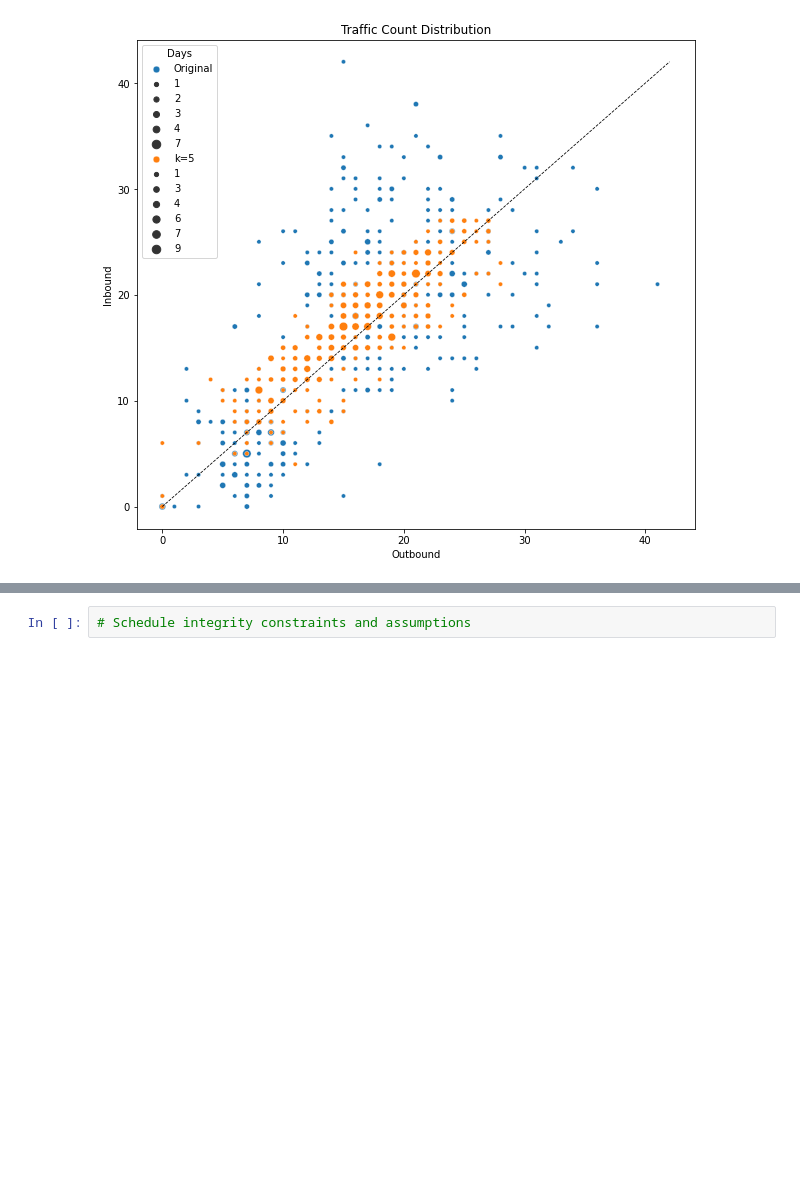
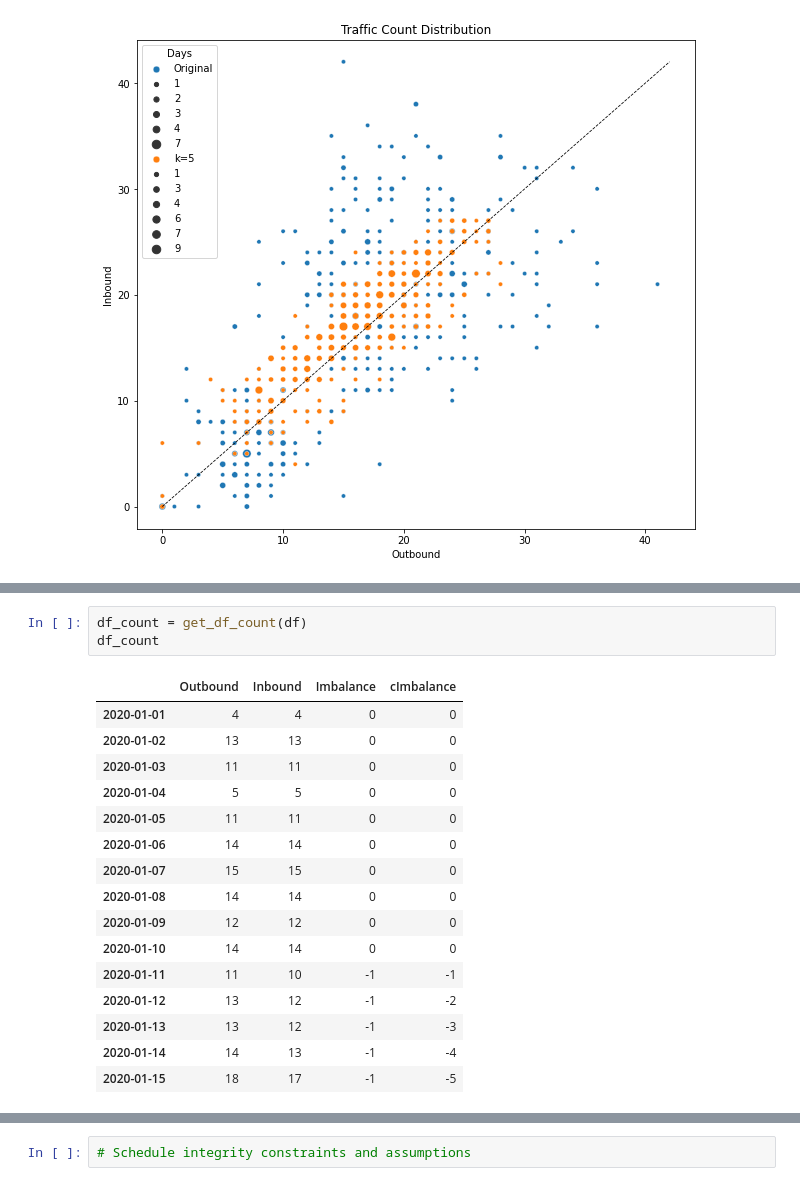
Before and after one commit to tranndt/ml-usra2021-NexusDataChallengeBison, a Jupyter notebook: [05-2021] Nexus Data Challenge/Algorithm.ipynb, the cells around one changed output, grey strips where cells are left out. Drawn from its saved outputs; the diff is of its cells as text; blank space fills up the shorter version.

```diff
--- a/[05-2021] Nexus Data Challenge/Algorithm.ipynb
+++ b/[05-2021] Nexus Data Challenge/Algorithm.ipynb
@@ -1298,0 +1403,20 @@ sns.scatterplot(data=df2, x="Outbound", y="Inbound", size="Days",label="k=5")
+# %%
+df_count = get_df_count(df)
+df_count
+# %% [output]
+|  | Outbound | Inbound | Imbalance | cImbalance |
+| 2020-01-01 | 4 | 4 | 0 | 0 |
+| 2020-01-02 | 13 | 13 | 0 | 0 |
+| 2020-01-03 | 11 | 11 | 0 | 0 |
+| 2020-01-04 | 5 | 5 | 0 | 0 |
+| 2020-01-05 | 11 | 11 | 0 | 0 |
+| 2020-01-06 | 14 | 14 | 0 | 0 |
+| 2020-01-07 | 15 | 15 | 0 | 0 |
+| 2020-01-08 | 14 | 14 | 0 | 0 |
+| 2020-01-09 | 12 | 12 | 0 | 0 |
+| 2020-01-10 | 14 | 14 | 0 | 0 |
+| 2020-01-11 | 11 | 10 | -1 | -1 |
+| 2020-01-12 | 13 | 12 | -1 | -2 |
+| 2020-01-13 | 13 | 12 | -1 | -3 |
+| 2020-01-14 | 14 | 13 | -1 | -4 |
+| 2020-01-15 | 18 | 17 | -1 | -5 |
```
Also changed, not shown: parts of 7 cells of this notebook, 14 other files.
